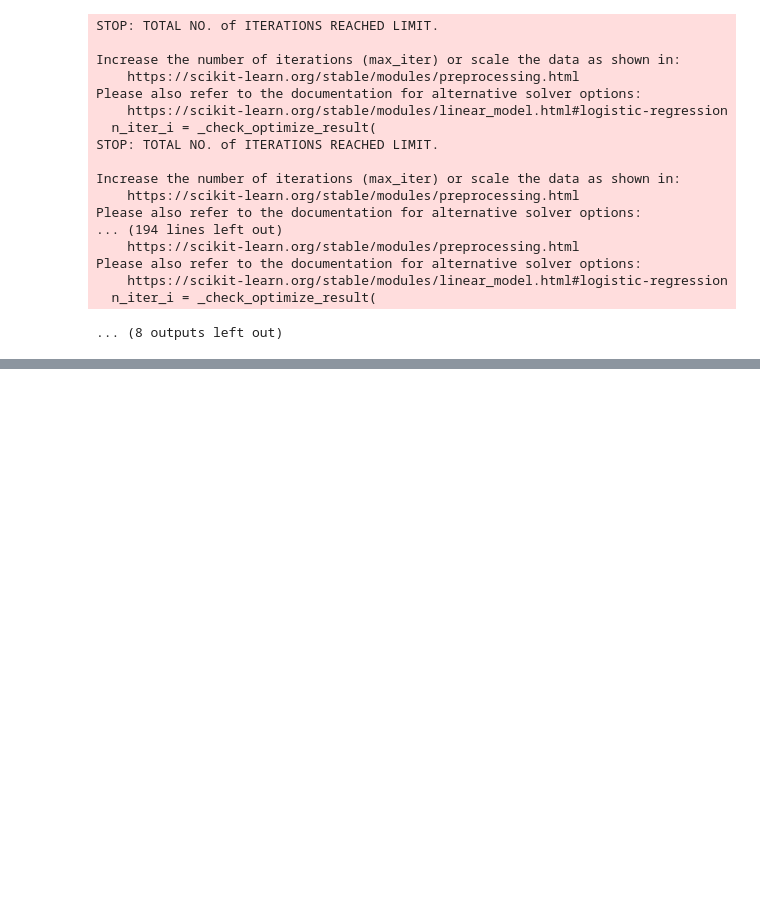
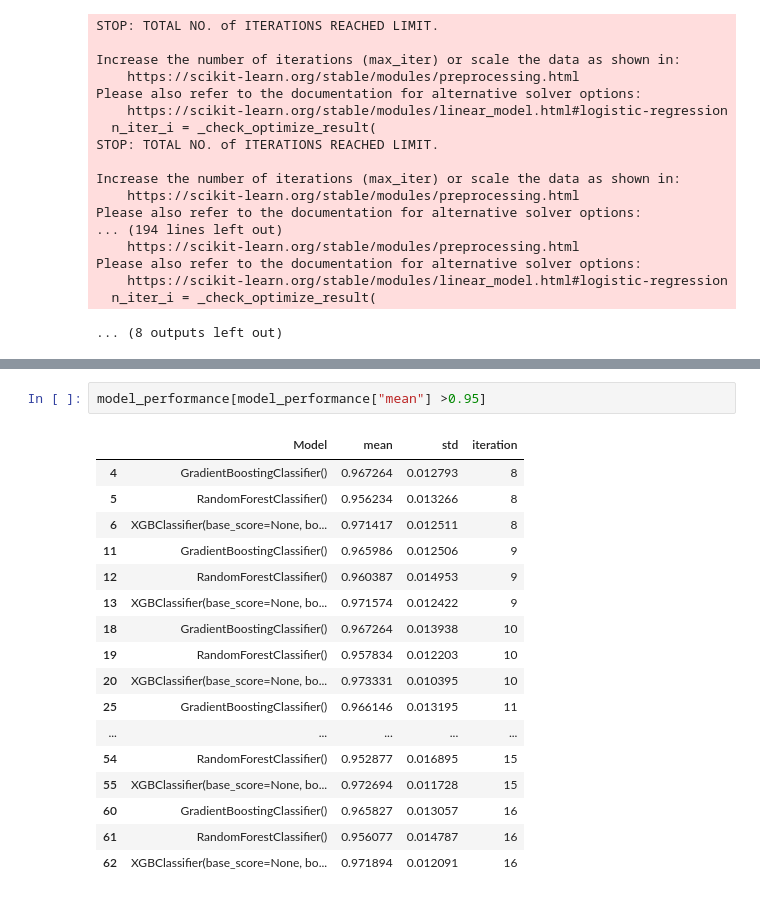
Before and after one commit to MaukanMir/Obesity-Classifier-Part-Two-, a Jupyter notebook: training.ipynb, the cells around one changed output, grey strips where cells are left out. Saved outputs shown, nothing was run; the diff lists cells and outputs as text; blank space fills up the shorter version.

Commit message:
Added new model feature selection

```diff
--- a/training.ipynb
+++ b/training.ipynb
@@ -755,0 +914,20 @@ model_performance[model_performance["mean"] >= 95.0]
+# %%
+model_performance[model_performance["mean"] >0.95]
+# %% [output]
+|  | Model | mean | std | iteration |
+| 4 | GradientBoostingClassifier() | 0.967264 | 0.012793 | 8 |
+| 5 | RandomForestClassifier() | 0.956234 | 0.013266 | 8 |
+| 6 | XGBClassifier(base_score=None, bo... | 0.971417 | 0.012511 | 8 |
+| 11 | GradientBoostingClassifier() | 0.965986 | 0.012506 | 9 |
+| 12 | RandomForestClassifier() | 0.960387 | 0.014953 | 9 |
+| 13 | XGBClassifier(base_score=None, bo... | 0.971574 | 0.012422 | 9 |
+| 18 | GradientBoostingClassifier() | 0.967264 | 0.013938 | 10 |
+| 19 | RandomForestClassifier() | 0.957834 | 0.012203 | 10 |
+| 20 | XGBClassifier(base_score=None, bo... | 0.973331 | 0.010395 | 10 |
+| 25 | GradientBoostingClassifier() | 0.966146 | 0.013195 | 11 |
+| ... | ... | ... | ... | ... |
+| 54 | RandomForestClassifier() | 0.952877 | 0.016895 | 15 |
+| 55 | XGBClassifier(base_score=None, bo... | 0.972694 | 0.011728 | 15 |
+| 60 | GradientBoostingClassifier() | 0.965827 | 0.013057 | 16 |
+| 61 | RandomForestClassifier() | 0.956077 | 0.014787 | 16 |
+| 62 | XGBClassifier(base_score=None, bo... | 0.971894 | 0.012091 | 16 |
```
Also changed, not shown: parts of 3 cells of this notebook.
